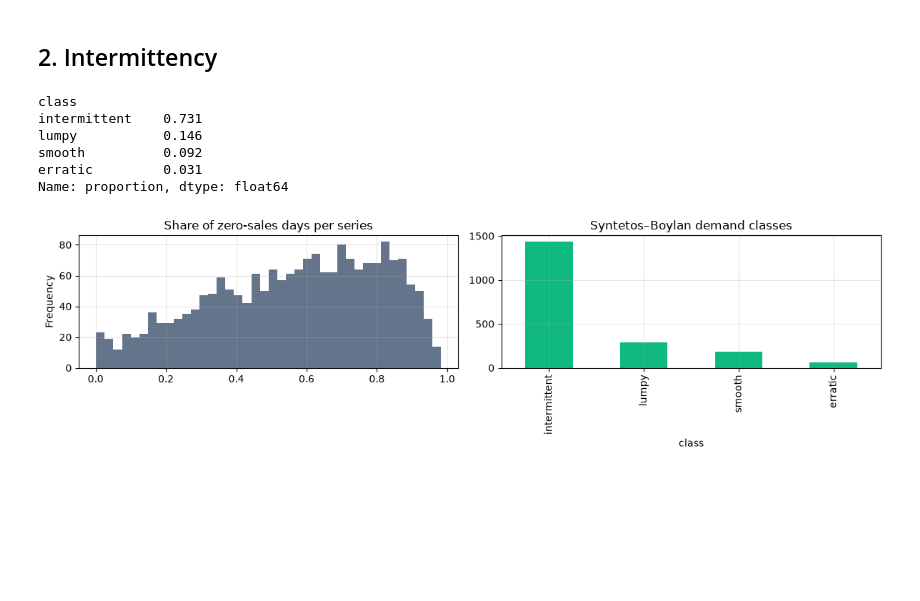
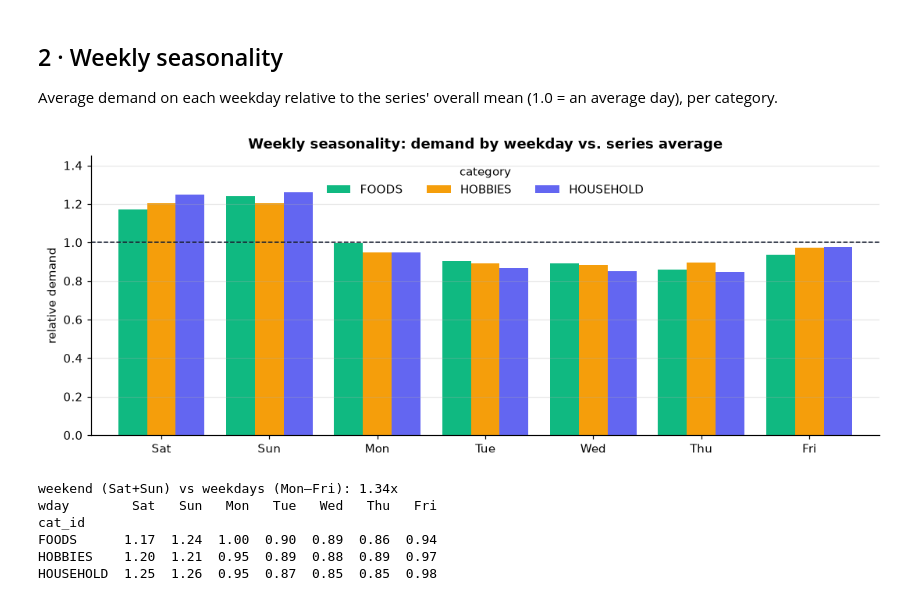
Before and after one commit to Nayeem135/End-to-End-Demand-Forecasting-Intelligent-Inventory-Optimization-Engine, a Jupyter notebook: notebooks/01_eda.ipynb, the cells around one changed output. Drawn from its saved outputs; the diff is of its cells as text; code cells hidden in the pictures; blank space fills up the shorter version.

```diff
--- a/notebooks/01_eda.ipynb
+++ b/notebooks/01_eda.ipynb
@@ -61,20 +122,29 @@ mild annual seasonality, store closures at Christmas. → calendar features and
 # %% [markdown]
-## 2. Intermittency
+## 2 · Weekly seasonality
+
+Average demand on each weekday relative to the series' overall mean (1.0 = an average
+day), per category.
 # %%
-per_series = df.groupby("unique_id")["y"].agg(["mean", lambda s: (s == 0).mean()])
-per_series.columns = ["mean_daily", "zero_share"]
-per_series["class"] = df.groupby("unique_id")["y"].apply(lambda s: classify_intermittency(s.to_numpy(dtype=float)))
-fig, axes = plt.subplots(1, 2, figsize=(12, 3.5))
-per_series["zero_share"].plot.hist(bins=40, ax=axes[0], color="#64748b", title="Share of zero-sales days per series")
-per_series["class"].value_counts().plot.bar(ax=axes[1], color="#10b981", title="Syntetos–Boylan demand classes")
-plt.tight_layout()
-per_series["class"].value_counts(normalize=True).round(3)
+weekly = df.groupby(["cat_id", "wday"])["rel"].mean().unstack(0).rename(index=WEEKDAYS)
+fig, ax = plt.subplots()
+weekly.plot.bar(ax=ax, color=[COLORS[c] for c in weekly.columns], width=0.8, rot=0)
+ax.axhline(1.0, color="#0f172a", lw=1, ls="--")
+ax.set(title="Weekly seasonality: demand by weekday vs. series average", xlabel="", ylabel="relative demand",
+       ylim=(0, 1.45))
+ax.grid(False, axis="x")
+ax.legend(title="category", ncol=3, loc="upper center")
+save(fig, "02_weekly_seasonality")
+plt.show()
+
+w = df.groupby("wday")["rel"].mean()
+print(f"weekend (Sat+Sun) vs weekdays (Mon–Fri): {w[[1, 2]].mean() / w[[3, 4, 5, 6, 7]].mean():.2f}x")
+print(weekly.round(2).T.to_string())
 # %% [output]
+[figure, new version]
-class
-intermittent    0.731
-lumpy           0.146
-smooth          0.092
-erratic         0.031
-Name: proportion, dtype: float64
+weekend (Sat+Sun) vs weekdays (Mon–Fri): 1.34x
+wday        Sat   Sun   Mon   Tue   Wed   Thu   Fri
+cat_id
+FOODS      1.17  1.24  1.00  0.90  0.89  0.86  0.94
+HOBBIES    1.20  1.21  0.95  0.89  0.88  0.89  0.97
+HOUSEHOLD  1.25  1.26  0.95  0.87  0.85  0.85  0.98
-[figure, old version]
 # %% [markdown]
```
Also changed, not shown: parts of 25 cells of this notebook, 11 other files.
